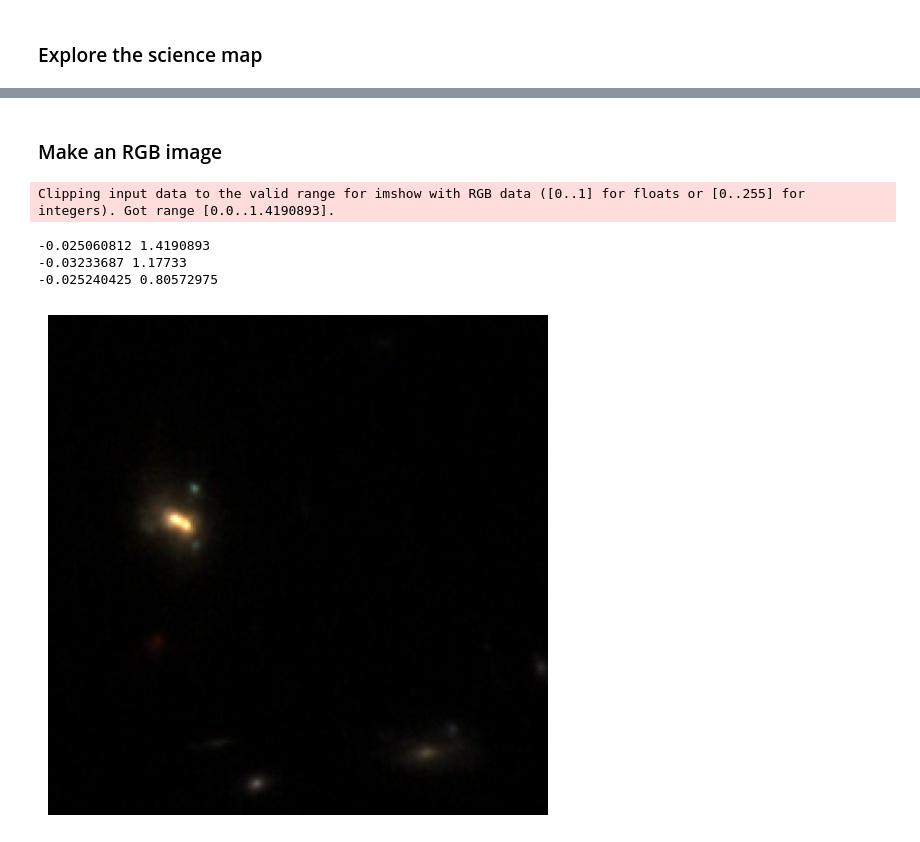
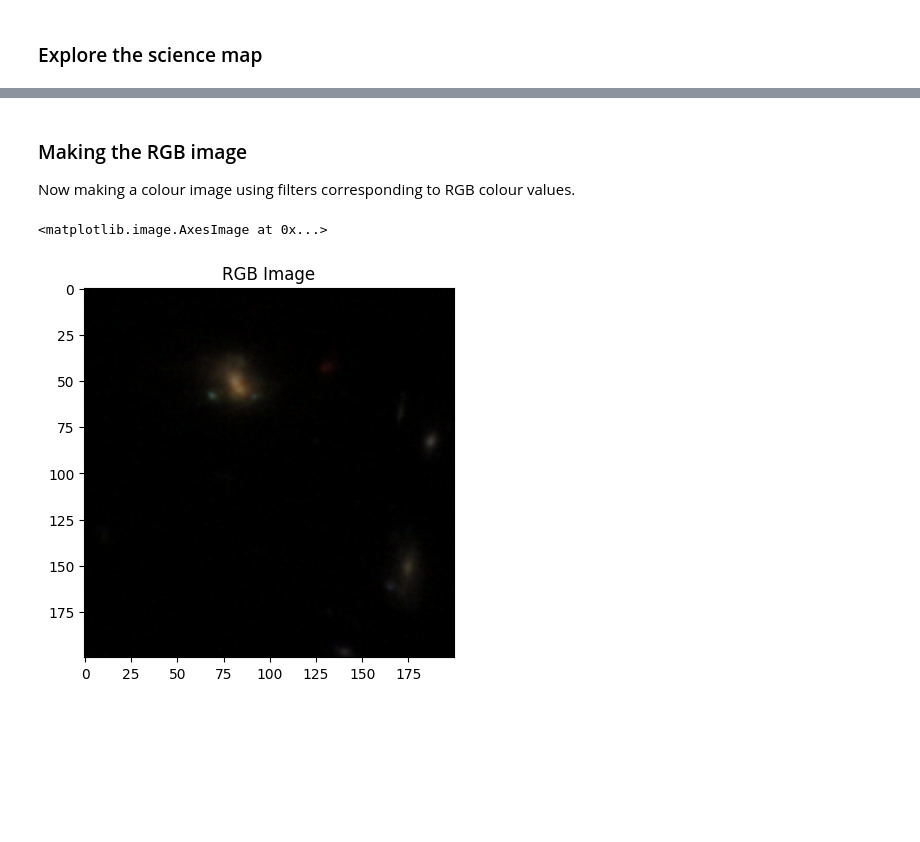
Before and after one commit to stephenmwilkins/jwst_imaging_workshop, a Jupyter notebook: workbooks/basic_image_analysis.ipynb, the cells around one changed output, grey strips where cells are left out. Drawn from its saved outputs; the diff is of its cells as text; code cells hidden in the pictures; blank space fills up the shorter version.

```diff
--- a/workbooks/basic_image_analysis.ipynb
+++ b/workbooks/basic_image_analysis.ipynb
@@ -119,43 +79,26 @@ plt.show()
-# %% [markdown]
-### Make an RGB image
-# %%
-imsize = 5
-fig, ax = plt.subplots(1, 1, figsize = (imsize,imsize))
-plt.subplots_adjust(left=0, top=1, bottom=0, right=1, wspace=0.0, hspace=0.0)
-
-
-rgb = []
-
-scaling = {
-    'r':1.0,
-    'g':1.0,
-    'b':1.0,
-}
-
-for label, filter in zip(['r', 'g', 'b'],['f200w','f150w','f115w']):
-
-    hdul = fits.open(f"{image_dir}/{filter}_i2d.fits")
-
-    print(np.min(hdul['SCI'].data), np.max(hdul['SCI'].data))
-
-    im = scaling[label] * hdul['SCI'].data
-
-    # exclude negative pixels
-    im[im<0.0] = 0.0
-
-    # im[im>0.5] = 0.5
-
-    rgb.append(im)
-
-
-ax.imshow(np.array(rgb).T)
-ax.set_axis_off()
-# ax.imshow(np.array([r.data,g.data,b.data]).T)
-
-plt.show()
-# %% [output]
-Clipping input data to the valid range for imshow with RGB data ([0..1] for floats or [0..255] for integers). Got range [0.0..1.4190893].
--0.025060812 1.4190893
--0.03233687 1.17733
--0.025240425 0.80572975
-[figure, removed]
+# %% [markdown]
+### Making the RGB image
+Now making a colour image using filters corresponding to RGB colour values.
+# %%
+
+
+
+RGB=['f200w','f150w','f115w'] #These are will be the filters we will use to represent RGB colours respectively.
+RGB_maps=[] # A list to contain the three RGB maps.
+WT=[1,1,1] #This will allow the adjustment of the colour levels.
+
+counter=0
+for n in range(len(RGB)): #Looping over the fiters and extracting the data for the colours.
+    temp=fits.open(f"{image_dir}/{RGB[counter]}_i2d.fits")
+    RGB_maps.append(temp["SCI"].data)
+    counter=counter+1
+    img[img<0.0] = 0.0  #Exclude negative pixels
+
+
+#Next we will be combing all our 3 maps together to create our final RGB image.
+img=make_lupton_rgb(image_r=RGB_maps[0]*WT[0],image_g=RGB_maps[1]*WT[1],image_b=RGB_maps[2]*WT[2],minimum=0,stretch=1)
+plt.title("RGB Image")
+plt.imshow(img)
+# %% [output]
+<matplotlib.image.AxesImage at 0x...>
+[figure, added]
```
Also changed, not shown: parts of 8 cells of this notebook.
